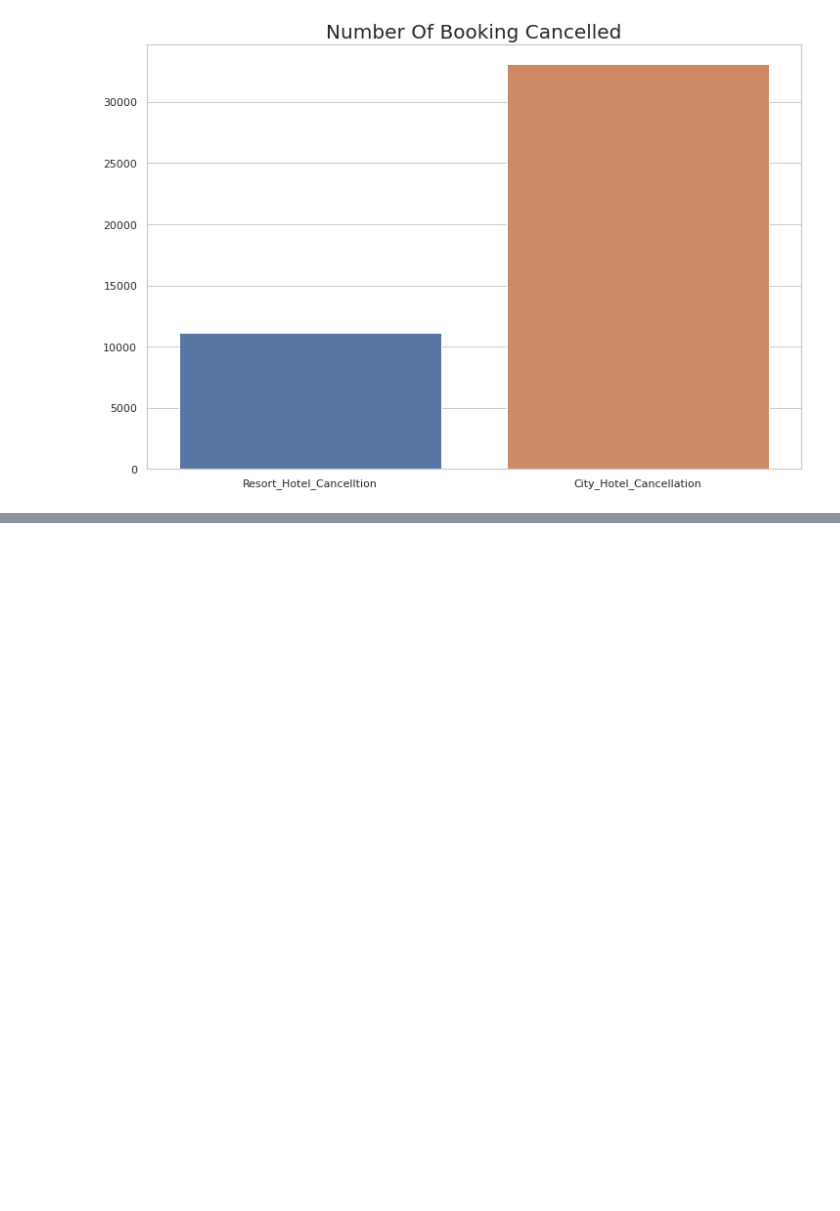
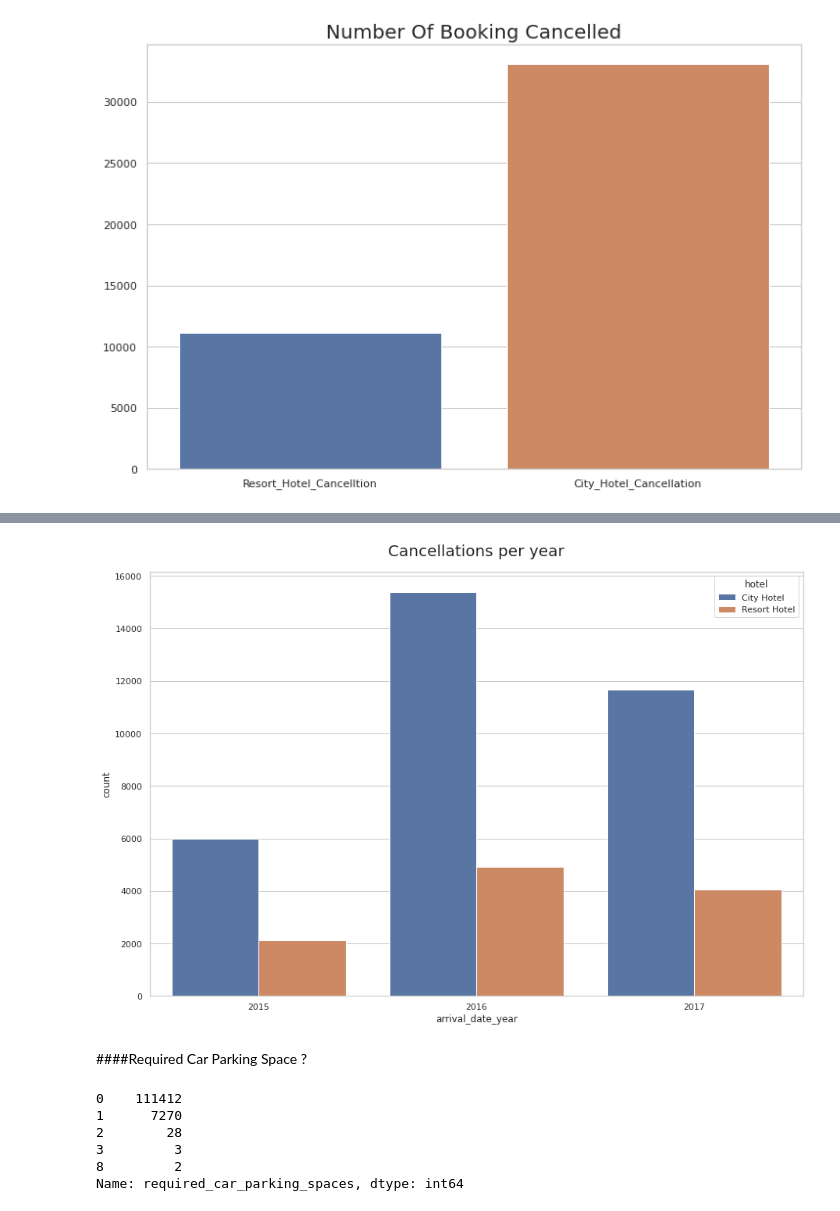
Before and after one commit to snehahampapura/Hotel-Booking-Analysis, a Jupyter notebook: Hotel_Booking_Analysis_Capstone_Project.ipynb, the cells around one changed output, grey strips where cells are left out. Drawn from its saved outputs; the diff is of its cells as text; code cells hidden in the pictures; blank space fills up the shorter version.

```diff
--- a/Hotel_Booking_Analysis_Capstone_Project.ipynb
+++ b/Hotel_Booking_Analysis_Capstone_Project.ipynb
@@ -1385,0 +1592,2 @@ sns.barplot( x=['Resort_Hotel_Cancelltion','City_Hotel_Cancellation'], y=[11120,
+# %%
+canceled=canceled.reset_index()
@@ -1385,0 +1603,3 @@ sns.barplot( x=['Resort_Hotel_Cancelltion','City_Hotel_Cancellation'], y=[11120,
+# %%
+cancel_year_df = canceled[['hotel','arrival_date_year','index']]
+cancel_year_df
@@ -1385,0 +1620,2 @@ sns.barplot( x=['Resort_Hotel_Cancelltion','City_Hotel_Cancellation'], y=[11120,
+# %%
+cancel_year=cancel_year_df.groupby(['hotel','arrival_date_year']).agg('count').reset_index()
@@ -1385,0 +1632,3 @@ sns.barplot( x=['Resort_Hotel_Cancelltion','City_Hotel_Cancellation'], y=[11120,
+# %%
+cancel_year.rename(columns={'index':'count'},inplace=True)
+cancel_year
@@ -1385,0 +1643,18 @@ sns.barplot( x=['Resort_Hotel_Cancelltion','City_Hotel_Cancellation'], y=[11120,
+# %%
+plt.figure(figsize=(15,10))
+plt.title('Cancellations per year',fontsize=20,pad=20)
+sns.barplot(x = cancel_year['arrival_date_year'],y=cancel_year['count'],hue=cancel_year['hotel'])
+plt.show()
+# %% [output]
+[figure, added]
+# %% [markdown]
+####Required Car Parking Space ?
+# %%
+df.required_car_parking_spaces.value_counts()
+# %% [output]
+0    111412
+1      7270
+2        28
+3         3
+8         2
+Name: required_car_parking_spaces, dtype: int64
```
Also changed, not shown: parts of 108 cells of this notebook.
